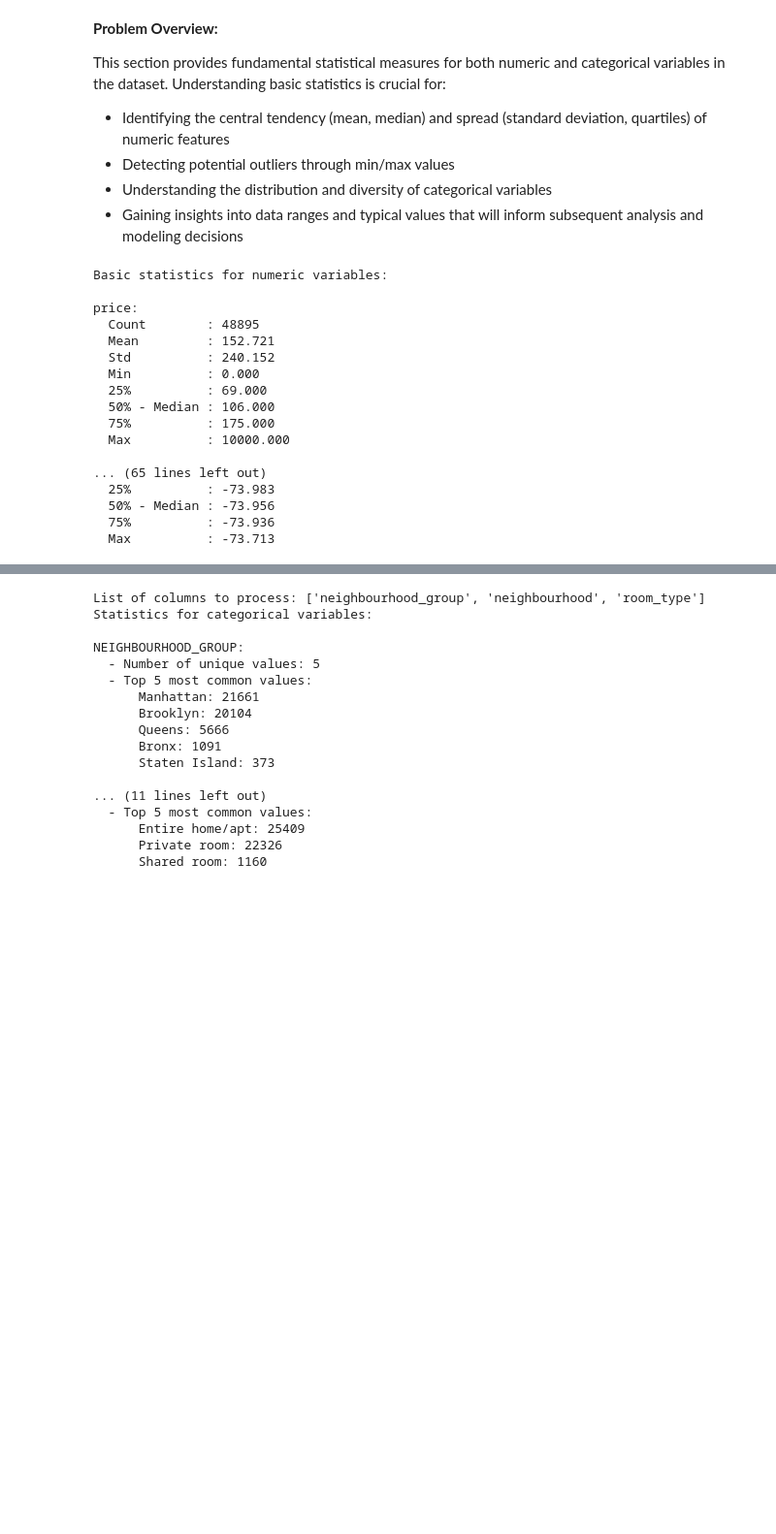
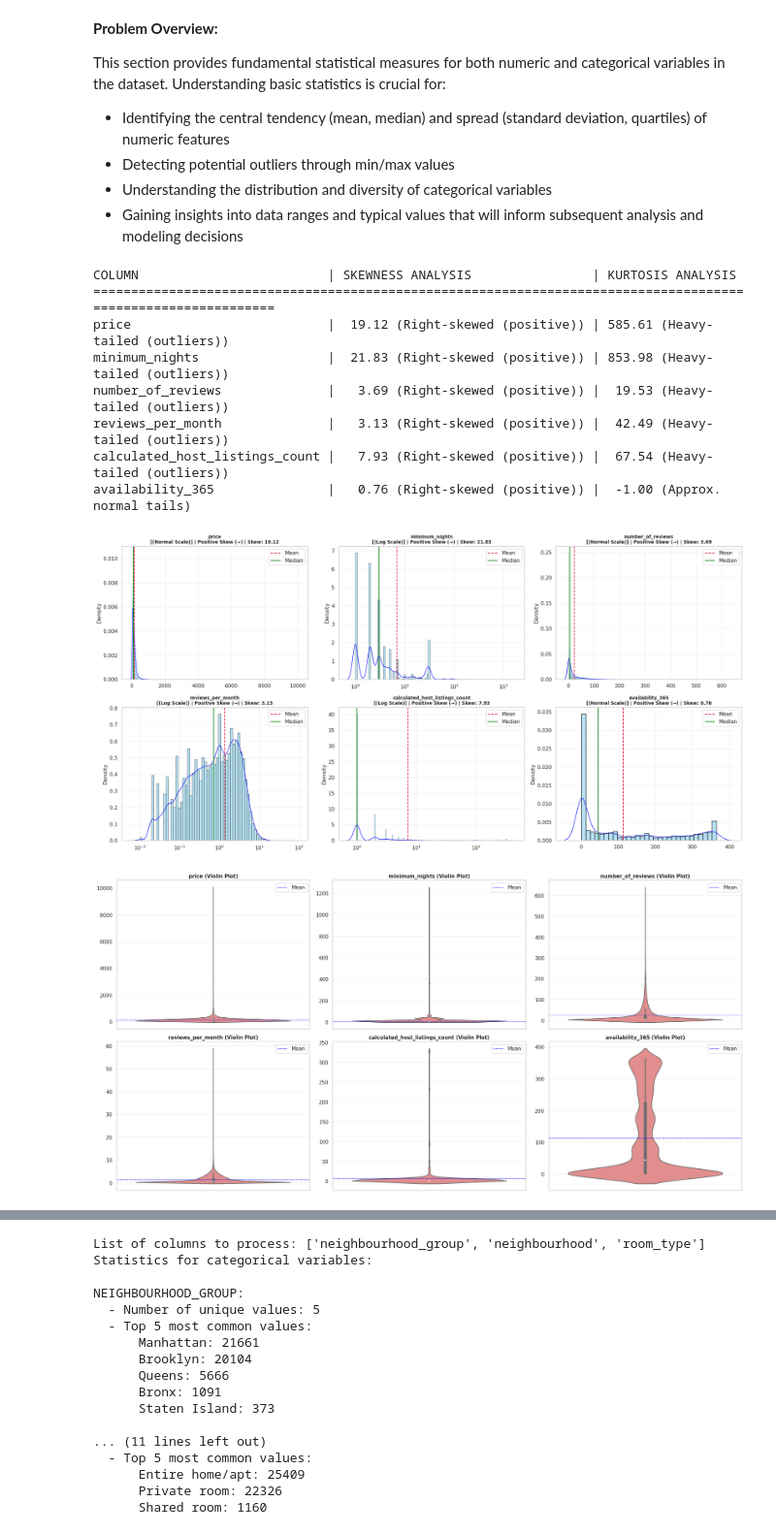
Before and after one commit to Shinoaki0145/P4DS, a Jupyter notebook: L2/notebooks/01_data_exploration.ipynb, the cells around one changed output, grey strips where cells are left out. Shown at 97% size. Cells and saved outputs as stored; diff of their text form; code cells hidden in the pictures; blank space fills up the shorter version.

```diff
--- a/L2/notebooks/01_data_exploration.ipynb
+++ b/L2/notebooks/01_data_exploration.ipynb
@@ -148,50 +147,17 @@ This section provides fundamental statistical measures for both numeric and cate
 - Gaining insights into data ranges and typical values that will inform subsequent analysis and modeling decisions
 # %%
 numeric_columns = ['price', 'minimum_nights', 'number_of_reviews',
-                   'reviews_per_month', 'calculated_host_listings_count', 'availability_365',
-                   'latitude', 'longitude']
+                   'reviews_per_month', 'calculated_host_listings_count', 'availability_365']
 
-print("Basic statistics for numeric variables:")
-for col in numeric_columns:
-    if col in column_names:
-        col_idx = np.where(column_names == col)[0][0]
-        col_data = data[:, col_idx]
-
-        # Convert to numeric, remove empty values
-        numeric_data = []
-        for val in col_data:
-            if val != '':
-                try:
-                    numeric_data.append(float(val))
-                except:
-                    pass
-
-        if len(numeric_data) > 0:
-            numeric_data = np.array(numeric_data)
-            print(f"\n{col}:")
-            print(f"  Count        : {len(numeric_data)}")
-            print(f"  Mean         : {np.mean(numeric_data):.3f}")
-            print(f"  Std          : {np.std(numeric_data):.3f}")
-            print(f"  Min          : {np.min(numeric_data):.3f}")
-            print(f"  25%          : {np.percentile(numeric_data, 25):.3f}")
-            print(f"  50% - Median : {np.percentile(numeric_data, 50):.3f}")
-            print(f"  75%          : {np.percentile(numeric_data, 75):.3f}")
-            print(f"  Max          : {np.max(numeric_data):.3f}")
+plot_descriptive_statistics(data, column_names, numeric_columns)
 # %% [output]
-Basic statistics for numeric variables:
-
-price:
-  Count        : 48895
-  Mean         : 152.721
-  Std          : 240.152
-  Min          : 0.000
-  25%          : 69.000
-  50% - Median : 106.000
-  75%          : 175.000
-  Max          : 10000.000
-
-... (65 lines left out)
-  25%          : -73.983
-  50% - Median : -73.956
-  75%          : -73.936
-  Max          : -73.713
+COLUMN                         | SKEWNESS ANALYSIS                | KURTOSIS ANALYSIS
+==============================================================================================================
+price                          |  19.12 (Right-skewed (positive)) | 585.61 (Heavy-tailed (outliers))
+minimum_nights                 |  21.83 (Right-skewed (positive)) | 853.98 (Heavy-tailed (outliers))
+number_of_reviews              |   3.69 (Right-skewed (positive)) |  19.53 (Heavy-tailed (outliers))
+reviews_per_month              |   3.13 (Right-skewed (positive)) |  42.49 (Heavy-tailed (outliers))
+calculated_host_listings_count |   7.93 (Right-skewed (positive)) |  67.54 (Heavy-tailed (outliers))
+availability_365               |   0.76 (Right-skewed (positive)) |  -1.00 (Approx. normal tails)
+[figure, added]
+[figure, added]
```
Also changed, not shown: parts of 27 cells of this notebook, 5 other files.
